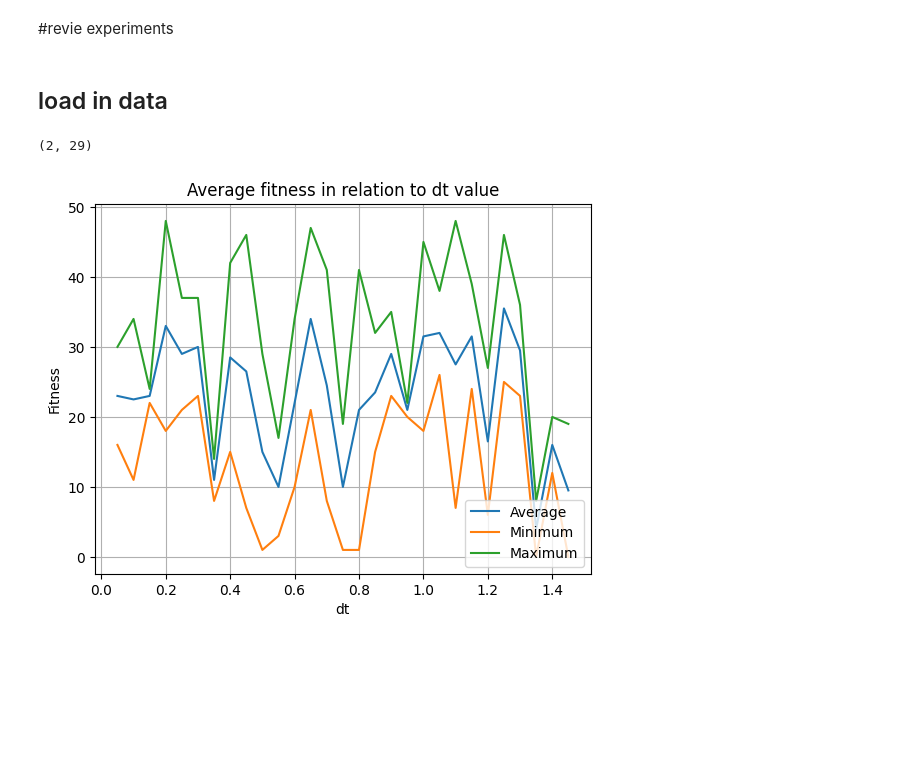
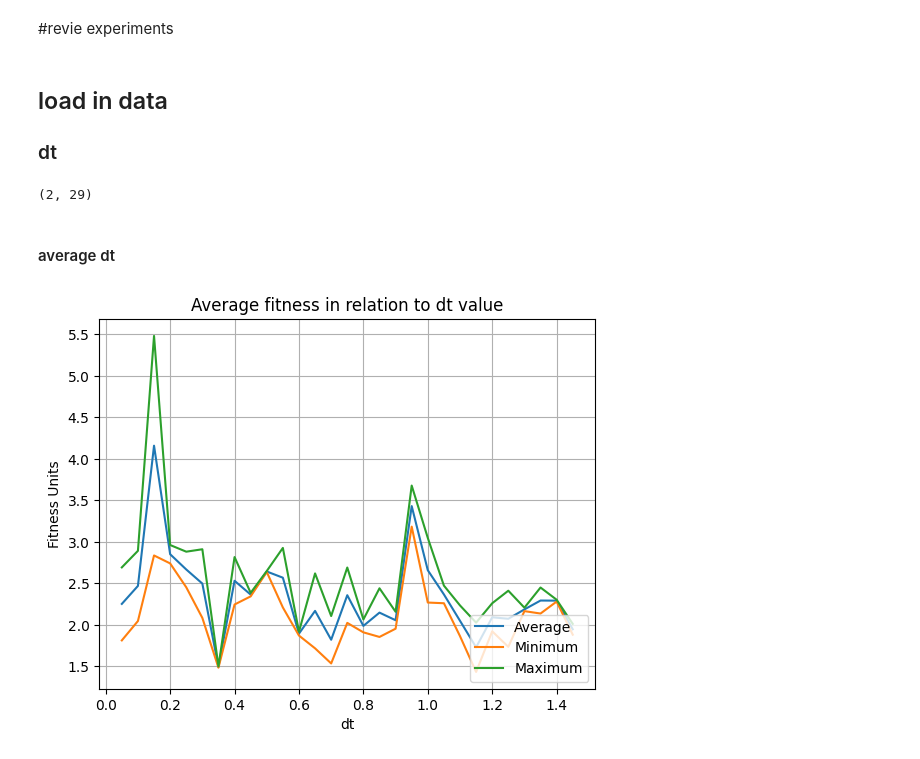
Before and after one commit to shepai/Quadruped, a Jupyter notebook: Code/GAs/revie.ipynb, the cells around one changed output. Drawn from its saved outputs; the diff is of its cells as text; code cells hidden in the pictures; blank space fills up the shorter version.

```diff
--- a/Code/GAs/revie.ipynb
+++ b/Code/GAs/revie.ipynb
@@ -12,6 +12,8 @@ datapath="/its/home/drs25/Documents/GitHub/Quadruped/"
 datapath="C:/Users/dexte/Documents/GitHub/Quadruped/"
 # %% [markdown]
 ## load in data
+
+### dt
 # %%
 best_CPGs=[]
 fitnesses=[]
@@ -25,22 +27,24 @@ for _ in range(1,trials+1):
         f_=np.load((filename+'.npy').replace("genotypes","fitnesses"))
         best_geno=np.argmax(f_)
         best_CPGs=population[best_geno]
-        fitnesses.append(best_geno)
+        fitnesses.append(np.max(f_))
 
 fitnesses=np.array(fitnesses).reshape(len(np.arange(0.05,1.5,0.05)),trials).T
 print(fitnesses.shape)
 # %% [output]
 (2, 29)
+# %% [markdown]
+#### average dt
 # %%
 size=len(np.arange(0.05,1.5,0.05))
 plt.plot(np.arange(0.05,1.5,0.05),np.average(fitnesses,axis=0),label="Average")
 plt.plot(np.arange(0.05,1.5,0.05),np.min(fitnesses,axis=0),label="Minimum")
 plt.plot(np.arange(0.05,1.5,0.05),np.max(fitnesses,axis=0),label="Maximum")
 plt.xlabel("dt")
-plt.ylabel("Fitness")
+plt.ylabel("Fitness Units")
 plt.title("Average fitness in relation to dt value")
 plt.legend(loc="lower right")
 plt.grid(True)
 plt.show()
 # %% [output]
-[figure, old version]
+[figure, new version]
```
Also changed, not shown: parts of 6 cells of this notebook, 3 other files.
